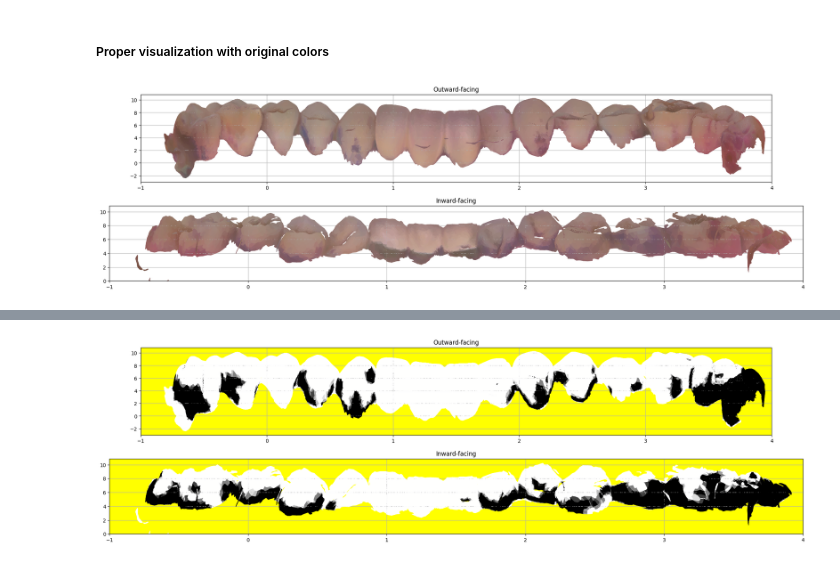
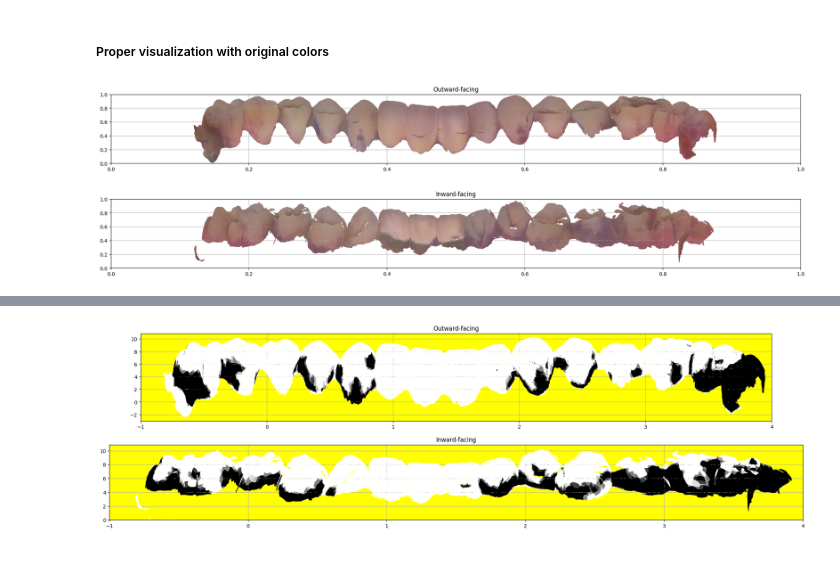
Before and after one commit to SunnyRT/dental_plaque_segmentation, a Jupyter notebook: uvmap_cyl_o3d.ipynb, the cells around one changed output, grey strips where cells are left out. Cells and saved outputs as stored; diff of their text form; code cells hidden in the pictures.

```diff
--- a/uvmap_cyl_o3d.ipynb
+++ b/uvmap_cyl_o3d.ipynb
@@ -238,7 +238,23 @@ uv_outward = flatten_to_2d(projected_outward_vertices)
 uv_inward = flatten_to_2d(projected_inward_vertices)
 # %% [markdown]
 ##### Proper visualization with original colors
+# %%
+def normalize_uv_coordinates(uv_coords, theta_range=(-np.pi/2, 3*np.pi/2), y_range_out=(-2.5, 10.5), y_range_in=(0.5, 10.5), is_outward=True):
+    theta_min, theta_max = theta_range
+    if is_outward:
+        y_min, y_max = y_range_out
+    else:
+        y_min, y_max = y_range_in
+    uv_coords[:, 0] = (uv_coords[:, 0] - theta_min) / (theta_max - theta_min)
+    uv_coords[:, 1] = (uv_coords[:, 1] - y_min) / (y_max - y_min)
+    return uv_coords
+
+# Normalize the UV coordinates
+uv_outward_normalized = normalize_uv_coordinates(uv_outward.copy(), is_outward=True)
+uv_inward_normalized = normalize_uv_coordinates(uv_inward.copy(), is_outward=False)
 # %%
+
+
 # Function to get the minimum color for each triangle
 def get_min_triangle_colors(triangles, colors):
     triangle_colors = []
@@ -265,14 +281,16 @@ def get_min_edge_colors(triangles, colors):
         edge_colors.append(np.minimum(color3, color1))
     return edges, np.array(edge_colors)
 
+
+
 """##################################################### Extract face colors ########################################################"""
 # Get the minimum colors for each triangle
 outward_triangle_colors = get_min_triangle_colors(outward_facing_faces, outward_facing_colors)
 inward_triangle_colors = get_min_triangle_colors(inward_facing_faces, inward_facing_colors)
 
 # Convert triangle vertices to a list of polygons
-outward_polygons = [[uv_outward[v[0]], uv_outward[v[1]], uv_outward[v[2]]] for v in outward_facing_faces]
-inward_polygons = [[uv_inward[v[0]], uv_inward[v[1]], uv_inward[v[2]]] for v in inward_facing_faces]
+outward_polygons = [[uv_outward_normalized[v[0]], uv_outward_normalized[v[1]], uv_outward_normalized[v[2]]] for v in outward_facing_faces]
+inward_polygons = [[uv_inward_normalized[v[0]], uv_inward_normalized[v[1]], uv_inward_normalized[v[2]]] for v in inward_facing_faces]
 
 # Create PolyCollections
 outward_collection = mcoll.PolyCollection(outward_polygons, facecolors=outward_triangle_colors, edgecolors='none', linewidths=0)
@@ -284,39 +302,64 @@ outward_edges, outward_edge_colors = get_min_edge_colors(outward_facing_faces, o
 inward_edges, inward_edge_colors = get_min_edge_colors(inward_facing_faces, inward_facing_colors)
 
 # Create line segments for the edges
-outward_segments = [[uv_outward[v1], uv_outward[v2]] for v1, v2 in outward_edges]
-inward_segments = [[uv_inward[v1], uv_inward[v2]] for v1, v2 in inward_edges]
+outward_segments = [[uv_outward_normalized[v1], uv_outward_normalized[v2]] for v1, v2 in outward_edges]
+inward_segments = [[uv_inward_normalized[v1], uv_inward_normalized[v2]] for v1, v2 in inward_edges]
 
 # Create LineCollections
 outward_lines = LineCollection(outward_segments, colors=outward_edge_colors, linewidths=1)
 inward_lines = LineCollection(inward_segments, colors=inward_edge_colors, linewidths=1)
 
 
 """########################################## Plot the triangulated mesh with colored faces and edges ###########################################"""
 # Plot the triangulated mesh with colored faces
 fig, ax = plt.subplots(2, 1, figsize=(25, 7))
 
 # Plot outward-facing vertices
 ax[0].add_collection(outward_collection)
 ax[0].add_collection(outward_lines)
 ax[0].autoscale_view()
 ax[0].set_aspect('equal', adjustable='box')
-ax[0].set_xlim([-1, 4])
+ax[0].set_xlim([0,1])
+ax[0].set_ylim([0,1])# Function to create collections
+def create_collections(polygons, triangle_colors, segments, edge_colors):
+    poly_collection = mcoll.PolyCollection(polygons, facecolors=triangle_colors, edgecolors='none', linewidths=0)
+    edge_collection = LineCollection(segments, colors=edge_colors, linewidths=1)
+    return poly_collection, edge_collection
+
+# Function to plot segments and save images
+def plot_and_save_segments(polygons, triangle_colors, segments, edge_colors, title_prefix, num_segments=10):
+    segment_width = 1.0 / num_segments
+    for i in range(num_segments):
+        fig, ax = plt.subplots(figsize=(10.24, 10.24), dpi=100)
+        start = i * segment_width
+        end = (i + 1) * segment_width
+
+        # Create new collections for each segment
+        poly_collection, edge_collection = create_collections(polygons, triangle_colors, segments, edge_colors)
+
+        ax.add_collection(poly_collection)
+        ax.add_collection(edge_collection)
+        ax.set_xlim(start, end)
+        ax.set_ylim(0, 1)
+        ax.axis('off')  # Turn off axis
+        fig.savefig(f"{title_prefix}_segment_{i + 1}.jpg", bbox_inches='tight', pad_inches=0)
+        plt.close(fig)
+
 ax[0].set_title('Outward-facing')
-ax[0].set_aspect(aspect=0.05)
+ax[0].set_aspect(aspect=0.1)
 ax[0].grid(True)
 
 # Plot inward-facing vertices
 ax[1].add_collection(inward_collection)
 ax[1].add_collection(inward_lines)
 ax[1].autoscale_view()
 ax[1].set_aspect('equal', adjustable='box')
-ax[1].set_xlim([-1, 4])
-ax[1].set_ylim([0, None])
+ax[1].set_xlim([0,1])
+ax[1].set_ylim([0,1])
 ax[1].set_title('Inward-facing')
-ax[1].set_aspect(aspect=0.05)
+ax[1].set_aspect(aspect=0.1)
 ax[1].grid(True)
 
 plt.show()
 # %% [output]
-[figure, old version]
+[figure, new version]
```
Also changed, not shown: parts of 3 cells of this notebook.
